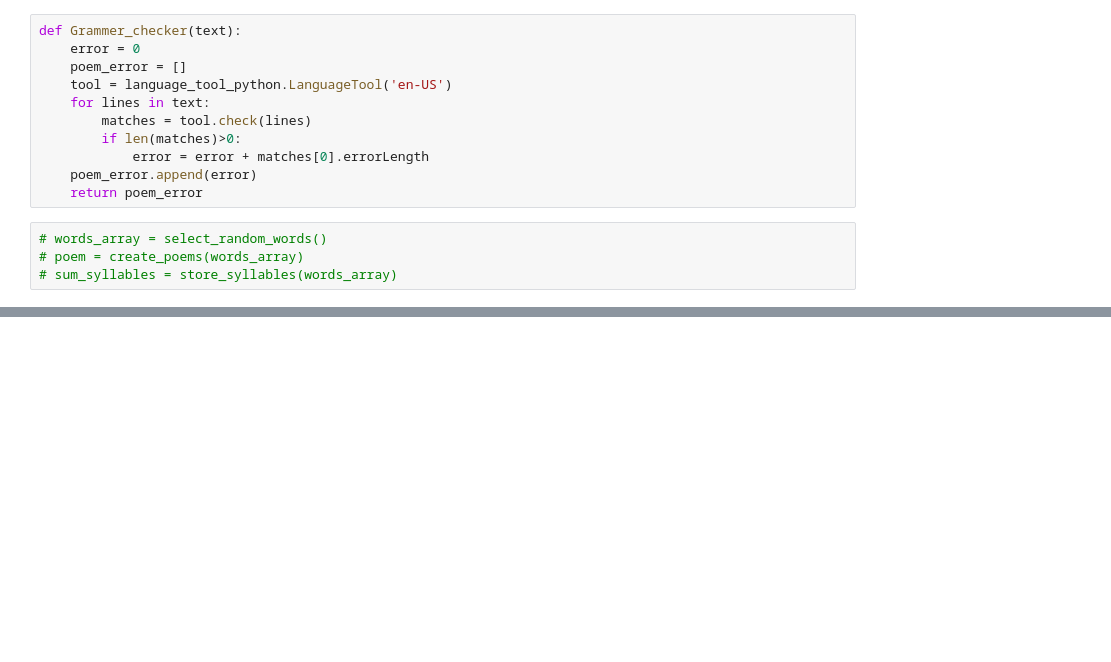
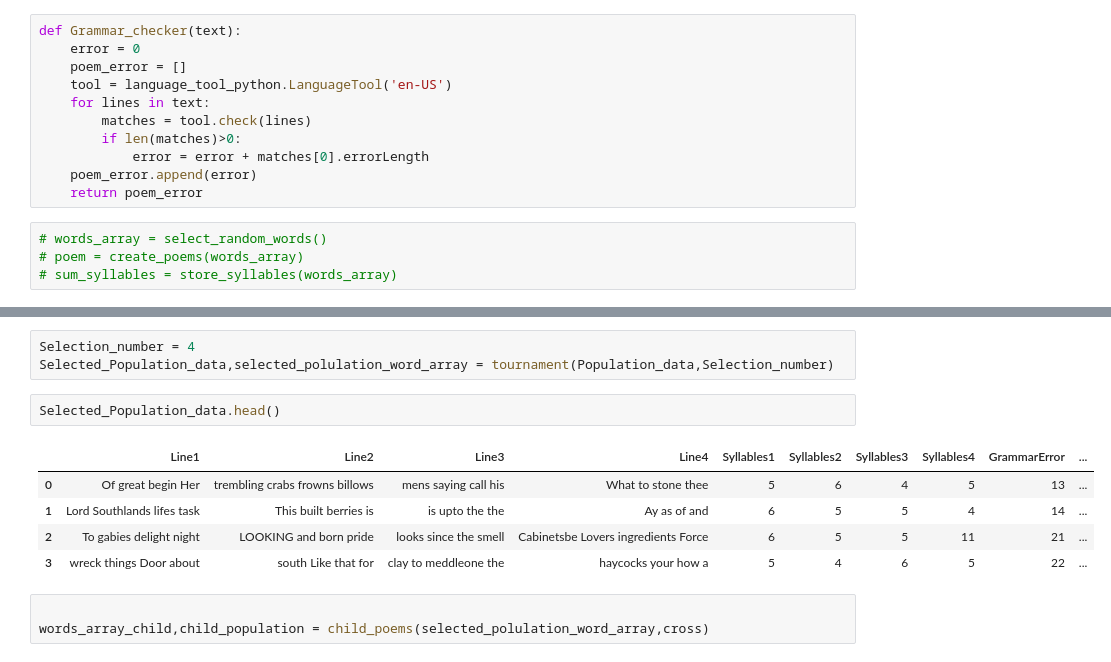
Before and after one commit to vaishnavi1197/Poem-generation-with-EA, a Jupyter notebook: EA.ipynb, the cells around one changed output, grey strips where cells are left out. Drawn from its saved outputs; the diff is of its cells as text; blank space fills up the shorter version.

```diff
--- a/EA.ipynb
+++ b/EA.ipynb
@@ -68,7 +69,7 @@ def store_syllables(arr):
             j += 1
     return a
 # %%
-def Grammer_checker(text):
+def Grammar_checker(text):
     error = 0
     poem_error = []
     tool = language_tool_python.LanguageTool('en-US')
@@ -219,3 +215,17 @@ their TICKLE Fixed my
+# %%
+Selection_number = 4
+Selected_Population_data,selected_polulation_word_array = tournament(Population_data,Selection_number)
+# %%
+Selected_Population_data.head()
+# %% [output]
+|  | Line1 | Line2 | Line3 | Line4 | Syllables1 | Syllables2 | Syllables3 | Syllables4 | GrammarError | ... |
+| 0 | Of great begin Her | trembling crabs frowns billows | mens saying call his | What to stone thee | 5 | 6 | 4 | 5 | 13 | ... |
+| 1 | Lord Southlands lifes task | This built berries is | is upto the the | Ay as of and | 6 | 5 | 5 | 4 | 14 | ... |
+| 2 | To gabies delight night | LOOKING and born pride | looks since the smell | Cabinetsbe Lovers ingredients Force | 6 | 5 | 5 | 11 | 21 | ... |
+| 3 | wreck things Door about | south Like that for | clay to meddleone the | haycocks your how a | 5 | 4 | 6 | 5 | 22 | ... |
+# %%
+
+words_array_child,child_population = child_poems(selected_polulation_word_array,cross)
 # %%
 child_population
 # %% [output]
```
Also changed, not shown: parts of 15 cells of this notebook, 1 other file.
